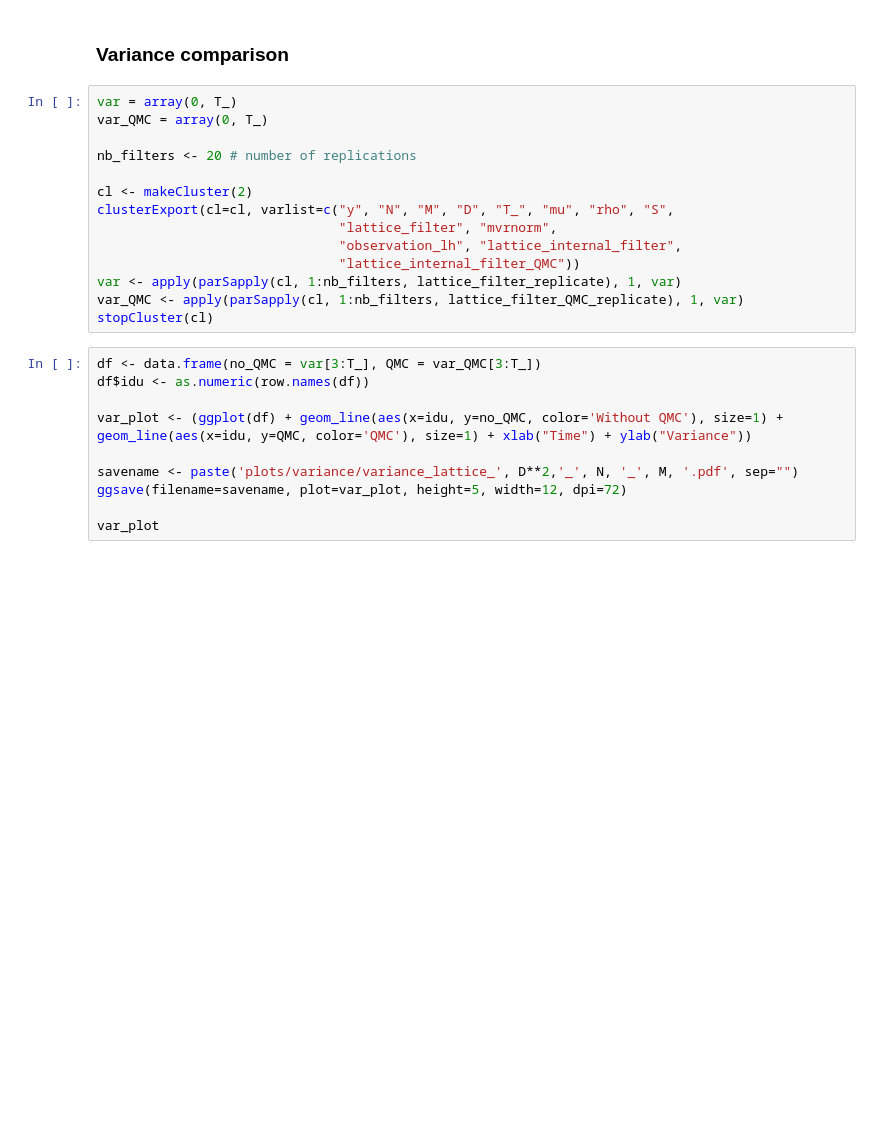
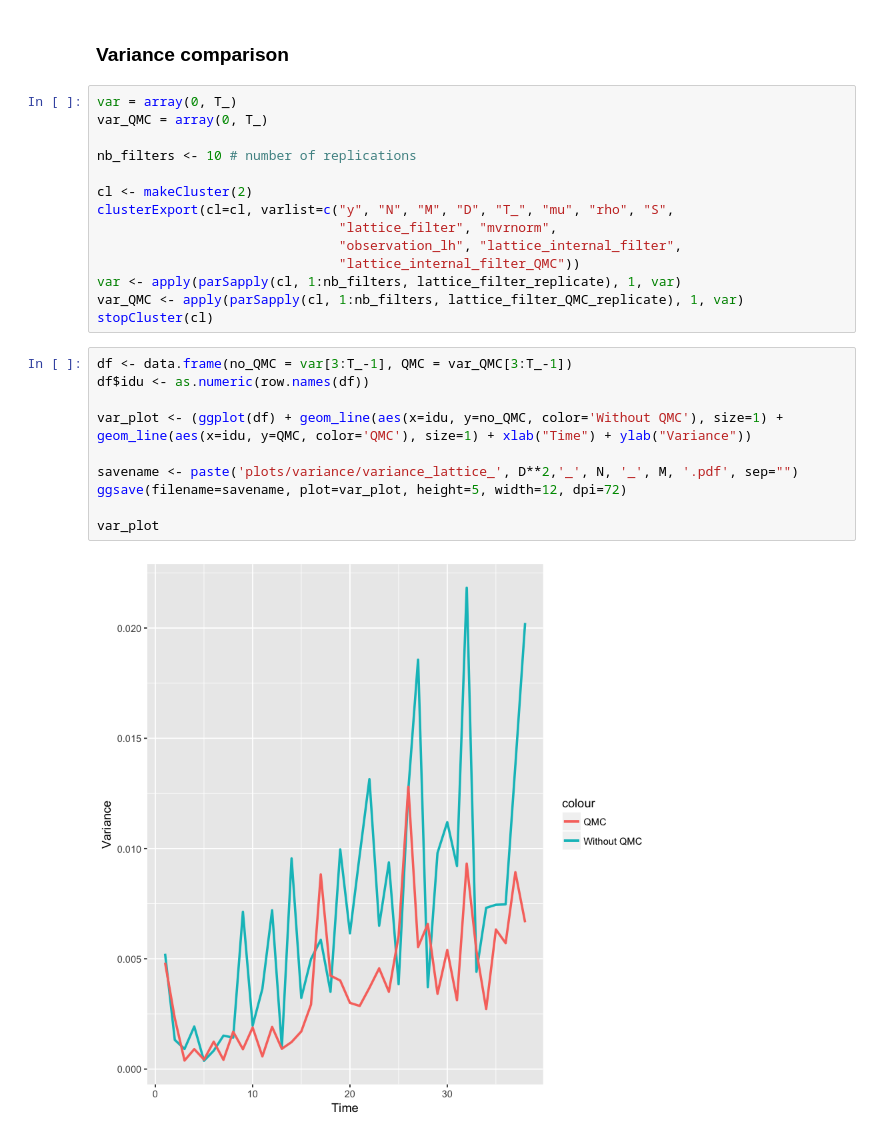
Before and after one commit to NicolasSchreuder/SMC_scripts, a Jupyter notebook: Lattice_Model/Lattice_Model.ipynb, the cells around one changed output. Drawn from its saved outputs; the diff is of its cells as text; blank space fills up the shorter version.

```diff
--- a/Lattice_Model/Lattice_Model.ipynb
+++ b/Lattice_Model/Lattice_Model.ipynb
@@ -114,7 +117,7 @@ prediction_plot
 var = array(0, T_)
 var_QMC = array(0, T_)
 
-nb_filters <- 20 # number of replications
+nb_filters <- 10 # number of replications
 
 cl <- makeCluster(2)
 clusterExport(cl=cl, varlist=c("y", "N", "M", "D", "T_", "mu", "rho", "S",
@@ -125,13 +128,15 @@ var <- apply(parSapply(cl, 1:nb_filters, lattice_filter_replicate), 1, var)
 var_QMC <- apply(parSapply(cl, 1:nb_filters, lattice_filter_QMC_replicate), 1, var)
 stopCluster(cl)
 # %%
-df <- data.frame(no_QMC = var[3:T_], QMC = var_QMC[3:T_])
+df <- data.frame(no_QMC = var[3:T_-1], QMC = var_QMC[3:T_-1])
 df$idu <- as.numeric(row.names(df))
 
 var_plot <- (ggplot(df) + geom_line(aes(x=idu, y=no_QMC, color='Without QMC'), size=1) +
 geom_line(aes(x=idu, y=QMC, color='QMC'), size=1) + xlab("Time") + ylab("Variance"))
 
 savename <- paste('plots/variance/variance_lattice_', D**2,'_', N, '_', M, '.pdf', sep="")
 ggsave(filename=savename, plot=var_plot, height=5, width=12, dpi=72)
 
 var_plot
+# %% [output]
+[figure, added]
```
Also changed, not shown: parts of 3 cells of this notebook, 7 other files.
